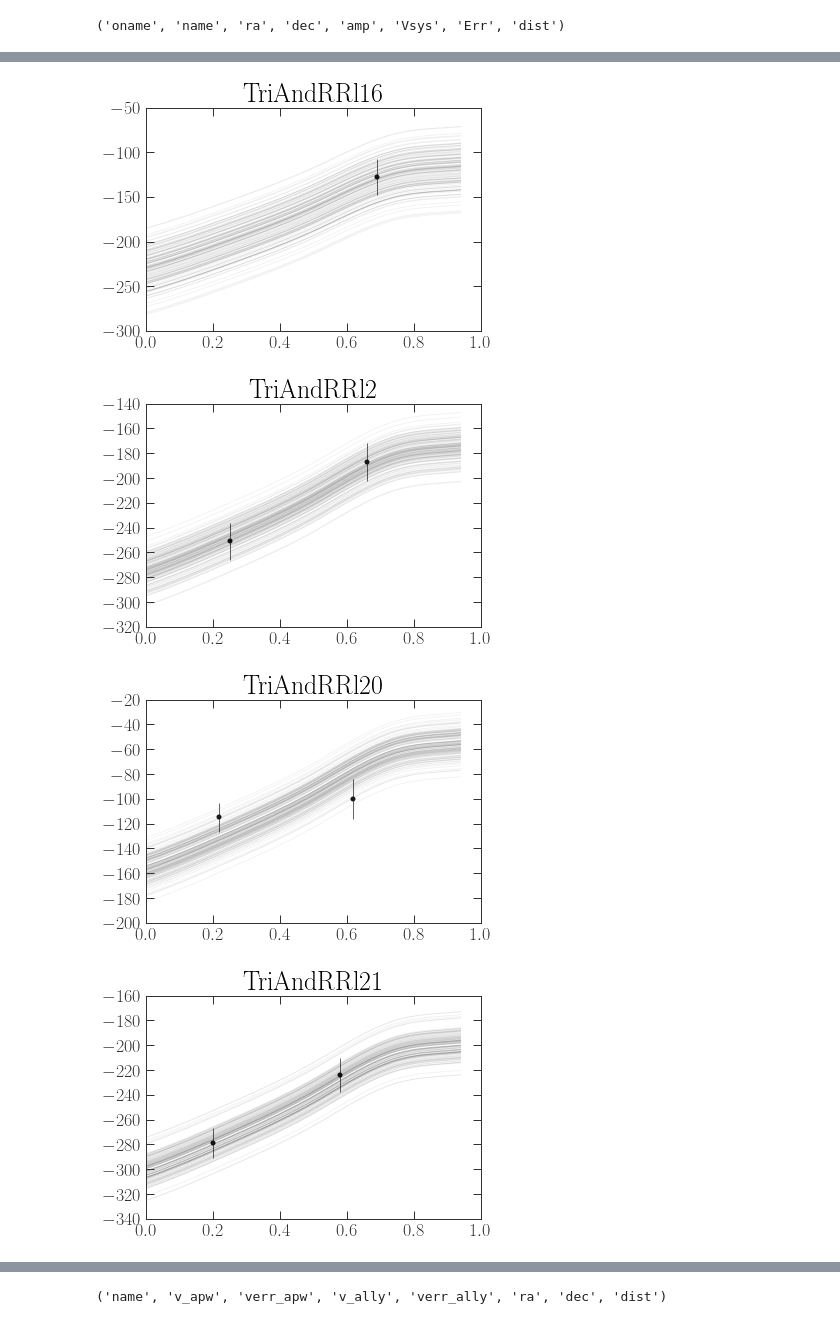
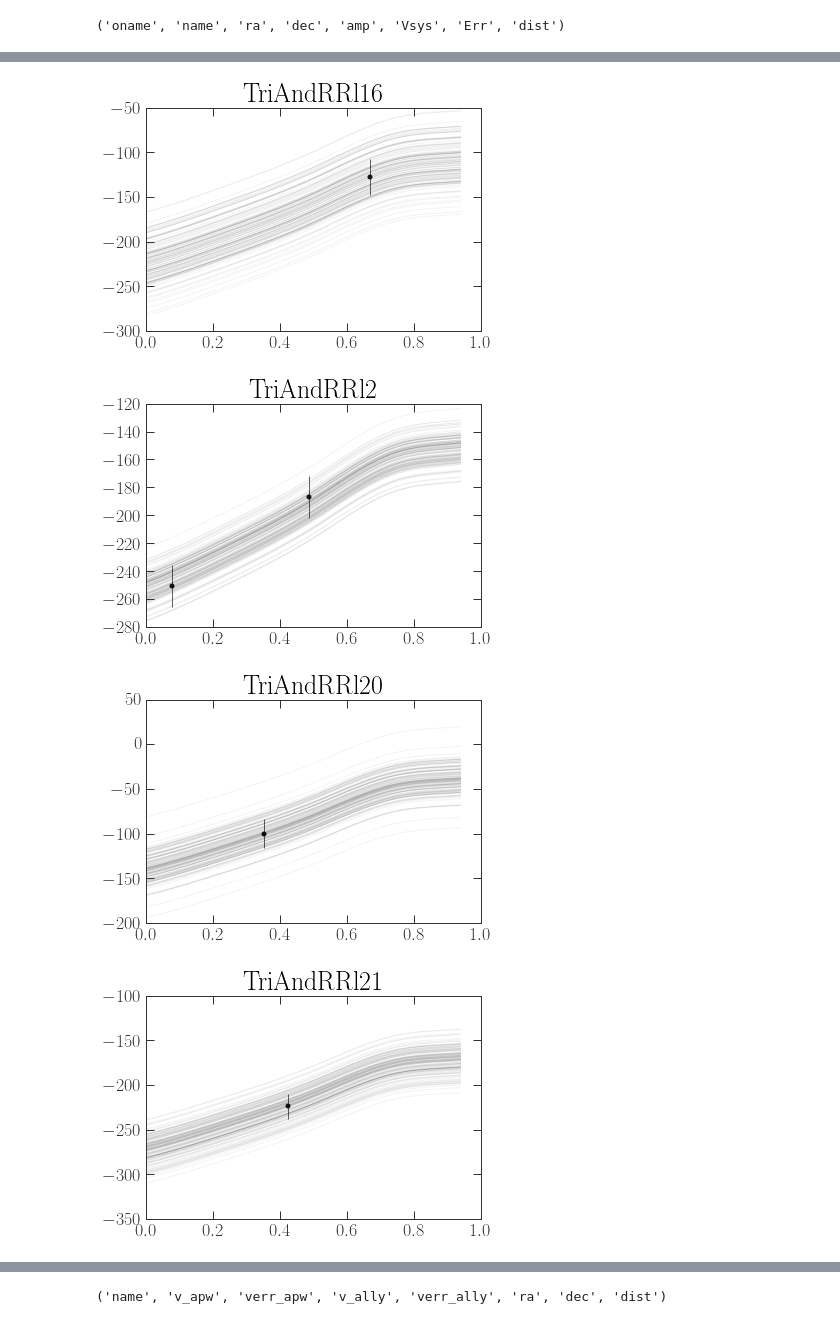
Before and after one commit to adrn/TriandRRLyrae, a Jupyter notebook: notebooks/RR Lyrae Velocity Fits.ipynb, the cells around one changed output, grey strips where cells are left out. Saved outputs shown, nothing was run; the diff lists cells and outputs as text; code cells hidden in the pictures.

```diff
--- a/notebooks/RR Lyrae Velocity Fits.ipynb
+++ b/notebooks/RR Lyrae Velocity Fits.ipynb
@@ -125,13 +147,31 @@ rows = []
 for name in np.unique(d['name']):
     dd = d[d['name'] == name]
     ally_dd = ally_d[ally_d['name'] == name]
-    print("{0}: {1} measurements".format(name, len(dd)))
+    info = more_info[more_info['name'] == name]
+
+    print("---------------\n{0}:".format(name))
     AV = 1.21 * dd['A_R'][0]
-    vsys,v,verr = fit_v(dd['Phase'], dd['RV_hel'], dd['Err'], AV)
+
+    # data to fit
+    phase = (dd['Phase'] + 0.5/info['period']) % 1.
+    print("Phase shift: {0}".format((phase - dd['Phase'])[0]))
+
+    # phase = dd['phase']
+    ix = (phase > 0.05) & (phase < 0.85)
+    if ix.sum() == 0:
+        continue
+
+    phase = phase[ix]
+    RV_hel = dd['RV_hel'][ix]
+    RV_err = dd['Err'][ix]
+
+    print("\t Phases: {0}".format(phase))
+    print("{0} measurements initially, {1} with good phase".format(len(dd), len(phase)))
+    vsys,v,verr = fit_v(phase, RV_hel, RV_err, AV)
 
     plt.figure()
     plt.title(name)
-    plt.errorbar(dd['Phase'], dd['RV_hel'], dd['Err'], marker='o', ecolor='#666666', linestyle='none')
+    plt.errorbar(phase, RV_hel, RV_err, marker='o', ecolor='#666666', linestyle='none')
 
     phase = np.linspace(0.,0.94,100)
     for i in range(128):
@@ -171,4 +208,4 @@ TriAndRRl9: 2 measurements
-[figure, old version]
+[figure, new version]
-[figure, old version]
+[figure, new version]
-[figure, old version]
+[figure, new version]
-[figure, old version]
+[figure, new version]
```
Also changed, not shown: parts of 10 cells of this notebook, 2 other files.
